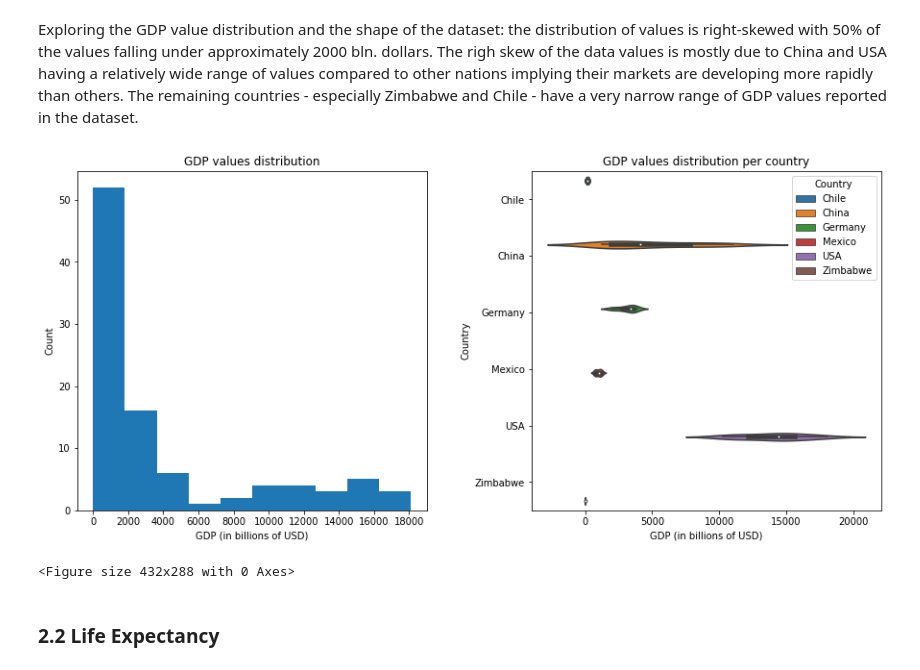
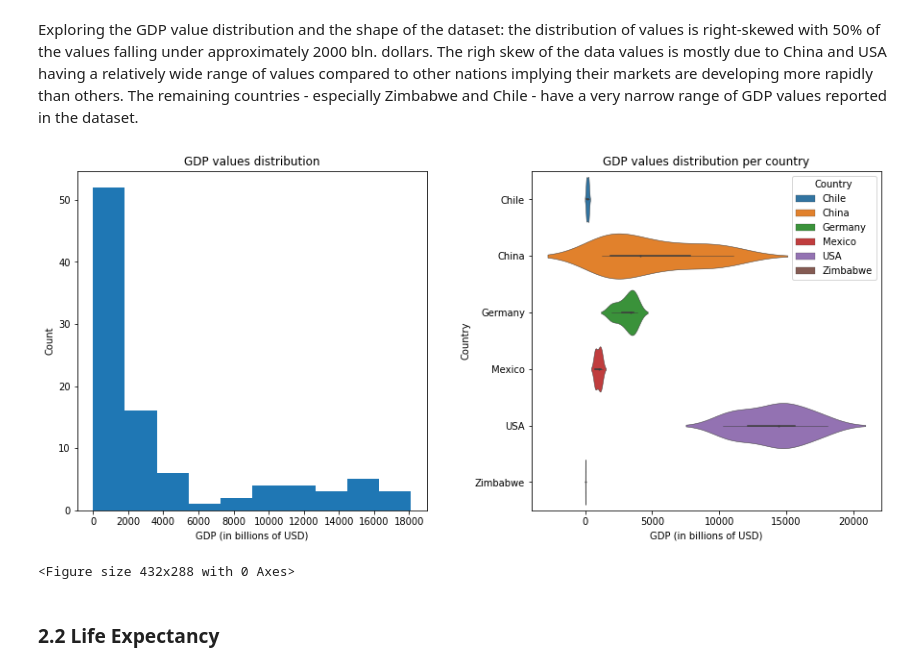
Before and after one commit to R0go/GDP_Life_Expectancy, a Jupyter notebook: life_expectancy_gdp.ipynb, the cells around one changed output. Saved outputs shown, nothing was run; the diff lists cells and outputs as text; code cells hidden in the pictures.

```diff
--- a/life_expectancy_gdp.ipynb
+++ b/life_expectancy_gdp.ipynb
@@ -76,21 +86,21 @@ Exploring the GDP value distribution and the shape of the dataset: the distribut
 # %%
 fig, ax = plt.subplots(figsize=(15,7))
 ax = plt.subplot(1,2,1)
 plt.hist(data_file['GDP'], bins=10)
 plt.title('GDP values distribution')
 plt.xlabel(GDP)
 plt.ylabel('Count')
 ax.set_xticks([0, 2000, 4000, 6000, 8000, 10000, 12000, 14000, 16000, 18000])
 
 ax = plt.subplot(1,2,2)
-sns.violinplot(x='GDP', y='Country', data = data_file, hue='Country')
+sns.violinplot(x='GDP', y='Country', data = data_file, hue='Country', width=0.8, dodge=False, linewidth=0.5)
 plt.title('GDP values distribution per country')
 plt.xlabel(GDP)
 plt.subplots_adjust(hspace = 0.5, wspace = 0.3, bottom = 0.1, top = 0.8)
 plt.show()
 plt.clf()
 # %% [output]
-[figure, old version]
+[figure, new version]
 <Figure size 432x288 with 0 Axes>
 # %% [markdown]
 ### 2.2 Life Expectancy
```
Also changed, not shown: parts of 9 cells of this notebook, 1 other file.
